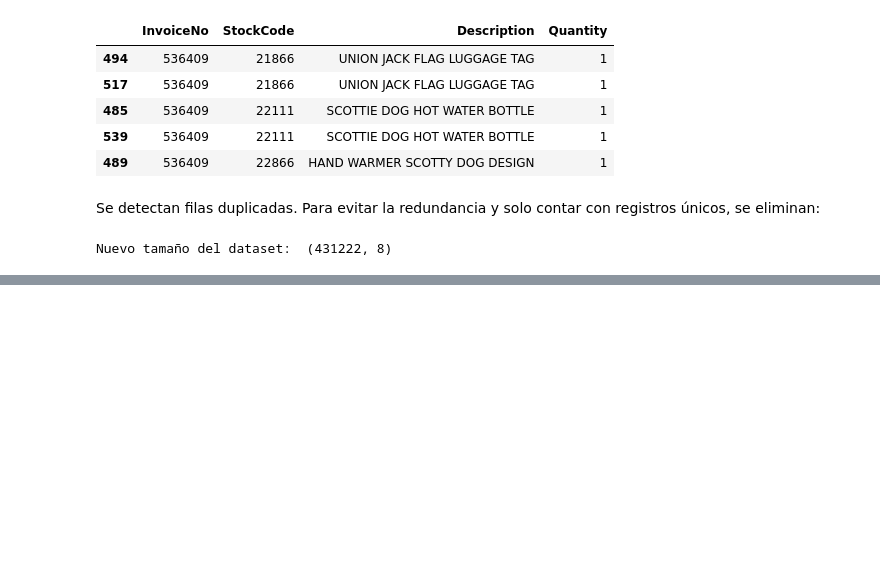
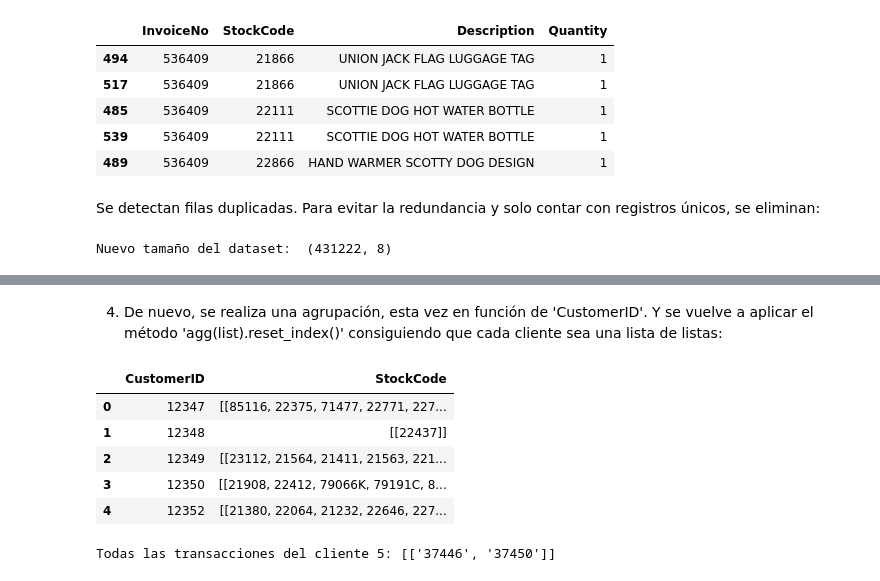
Before and after one commit to 9105507/MINERIA_DE_DATOS_23_24, a Jupyter notebook: LAB02_Reglas_de_Asociación_y_Patrones_Secuenciales.ipynb, the cells around one changed output, grey strips where cells are left out. Cells and saved outputs as stored; diff of their text form; code cells hidden in the pictures; blank space fills up the shorter version.

```diff
--- a/LAB02_Reglas_de_Asociación_y_Patrones_Secuenciales.ipynb
+++ b/LAB02_Reglas_de_Asociación_y_Patrones_Secuenciales.ipynb
@@ -915,0 +986,16 @@ Nuevo tamaño del dataset:  (431222, 8)
+# %% [markdown]
+4. De nuevo, se realiza una agrupación, esta vez en función de 'CustomerID'. Y se vuelve a aplicar el método 'agg(list).reset_index()' consiguiendo que cada cliente sea una lista de listas:
+# %%
+gsp_df = pd.DataFrame(gsp_df.groupby(['CustomerID'])['StockCode'].agg(list).reset_index())
+gsp_df.head()
+# %% [output]
+|  | CustomerID | StockCode |
+| 0 | 12347 | [[85116, 22375, 71477, 22771, 227... |
+| 1 | 12348 | [[22437]] |
+| 2 | 12349 | [[23112, 21564, 21411, 21563, 221... |
+| 3 | 12350 | [[21908, 22412, 79066K, 79191C, 8... |
+| 4 | 12352 | [[21380, 22064, 21232, 22646, 227... |
+# %%
+print("Todas las transacciones del cliente 5:", gsp_df.loc[5, 'StockCode'])
+# %% [output]
+Todas las transacciones del cliente 5: [['37446', '37450']]
```
Also changed, not shown: parts of 55 cells of this notebook.
